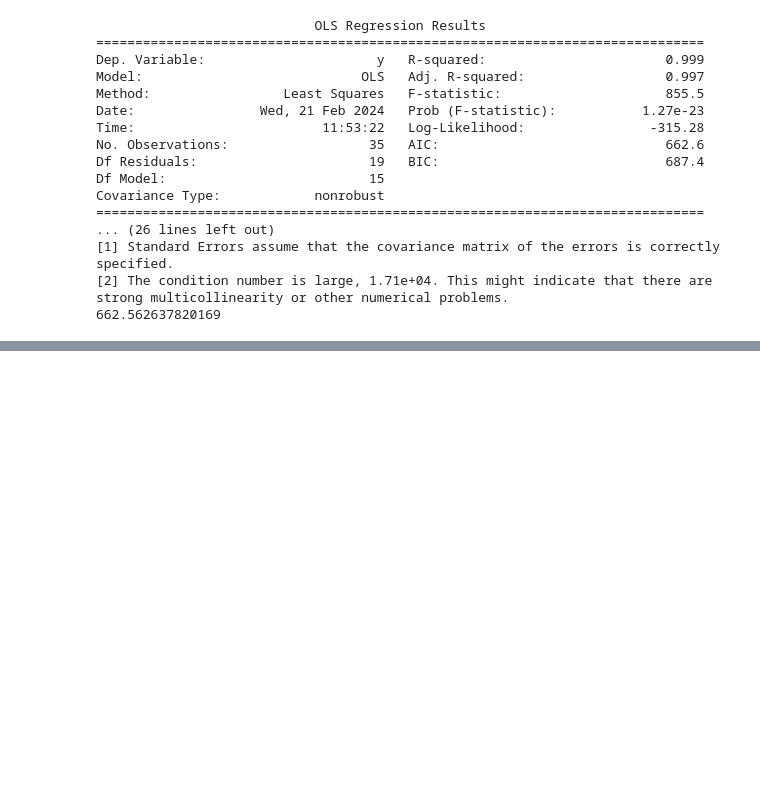
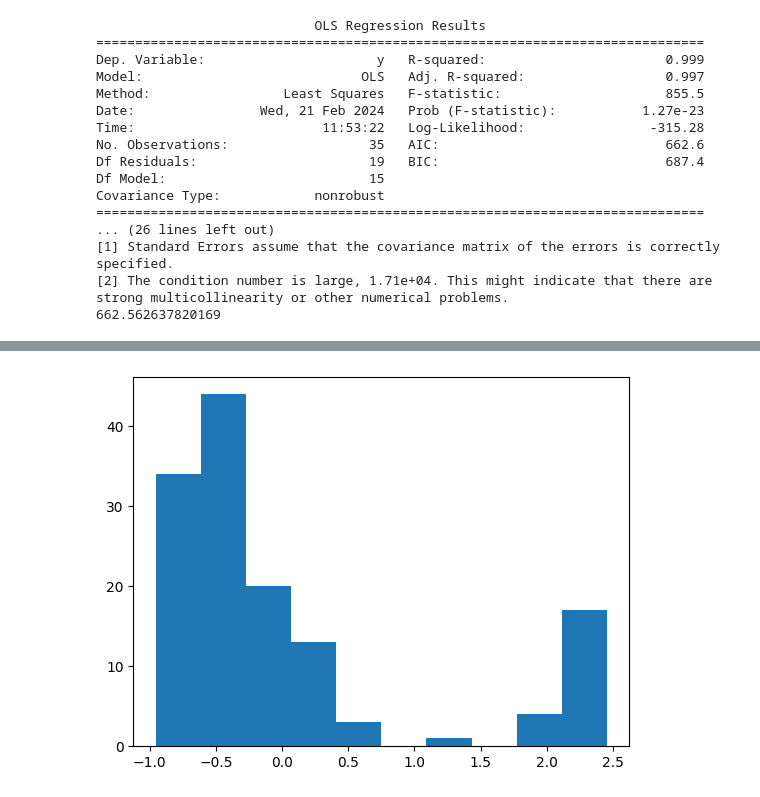
Before and after one commit to robredomikel/arimax_ts, a Jupyter notebook: codes/draft.ipynb, the cells around one changed output, grey strips where cells are left out. Cells and saved outputs as stored; diff of their text form; code cells hidden in the pictures; blank space fills up the shorter version.

Commit message:
features are standardized

```diff
--- a/codes/draft.ipynb
+++ b/codes/draft.ipynb
@@ -290,0 +402,9 @@ strong multicollinearity or other numerical problems.
+# %%
+from sklearn.preprocessing import StandardScaler
+
+z_scaler = StandardScaler()
+df_scaled = z_scaler.fit_transform(df_S1213_log)
+plt.hist(df_scaled, bins='auto')
+plt.show()
+# %% [output]
+[figure, added]
```
Also changed, not shown: parts of 10 cells of this notebook, 2 other files.
